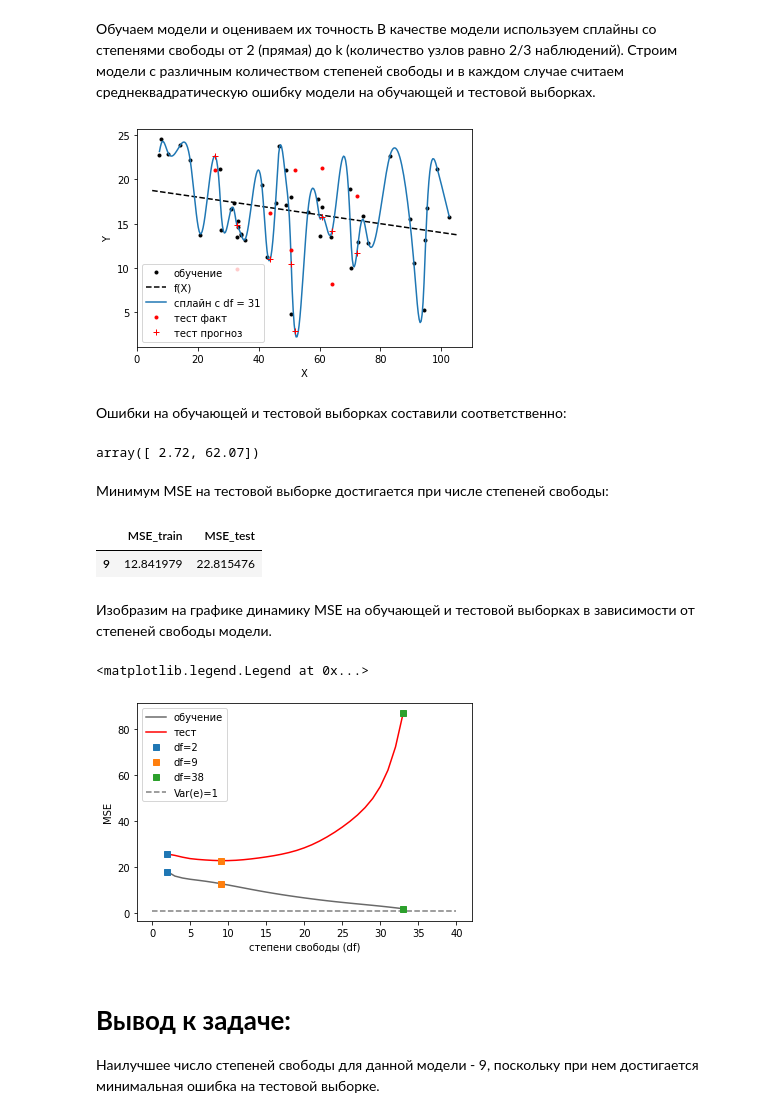
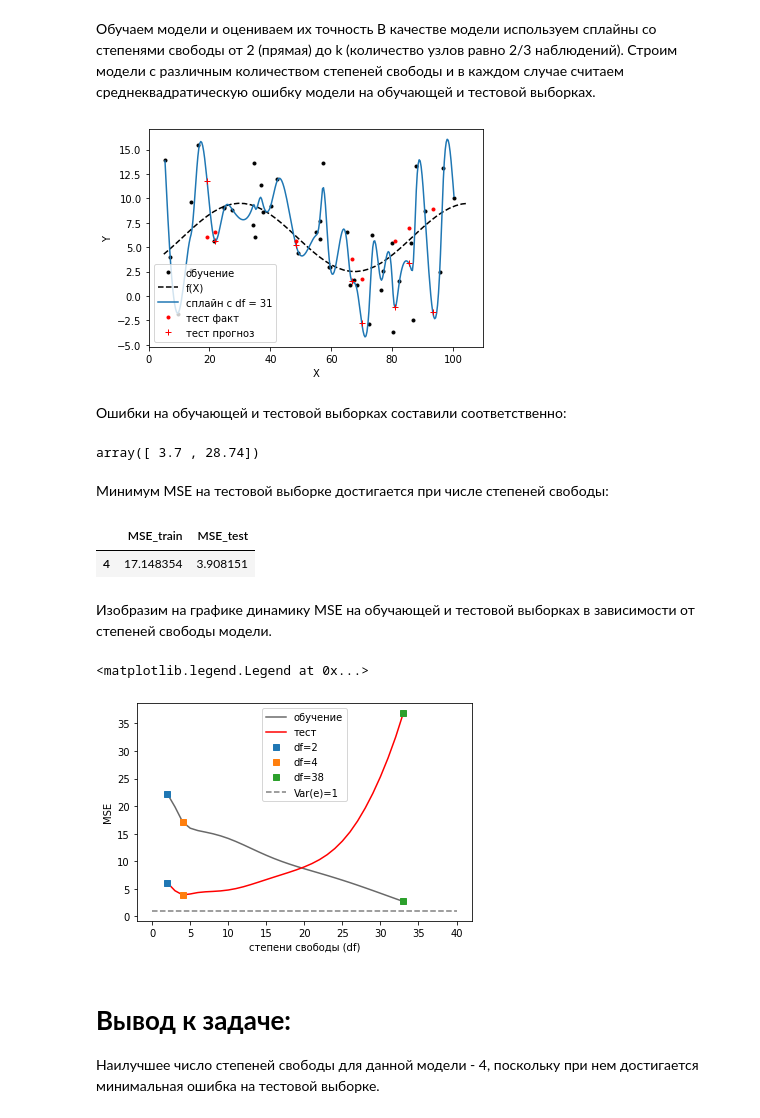
Before and after one commit to Konkurent/ML, a Jupyter notebook: lesson_01/Lab_01_Kechin.ipynb, the cells around one changed output. Saved outputs shown, nothing was run; the diff lists cells and outputs as text; code cells hidden in the pictures.

```diff
--- a/lesson_01/Lab_01_Kechin.ipynb
+++ b/lesson_01/Lab_01_Kechin.ipynb
@@ -55,12 +55,9 @@ res = np.random.normal(mu, sigma, n_all)
 # отбираем наблюдения в обучающую выборку
 in_train = np.random.choice(np.arange(n_all), int(n_all * train_percent), replace = False)
 
-# берем косинус от массива x
-cosFunc = np.cos((x - 30) / 12)
-
 # истинная функция взаимосвязи
 def y_func (x) :
-    return(6 + 3.5 * cosFunc)
+    return(6 + 3.5 * np.cos((x - 30) / 12))
 
 # для графика истинной взаимосвязи
 x_line = np.linspace(x_min, x_max, n_all)
@@ -251,12 +248,9 @@ res = np.random.normal(mu, sigma, n_all)
 # отбираем наблюдения в обучающую выборку
 in_train = np.random.choice(np.arange(n_all), int(n_all * train_percent), replace = False)
 
-# берем косинус от массива x
-cosFunc = np.cos((x - 30) / 12)
-
 # истинная функция взаимосвязи
 def y_func (x) :
-    return(6 + 3.5 * cosFunc)
+    return(6 + 3.5 * np.cos((x - 30) / 12))
 
 # для графика истинной взаимосвязи
 x_line = np.linspace(x_min, x_max, n_all)
@@ -434,12 +428,9 @@ res = np.random.normal(mu, sigma, n_all)
 # отбираем наблюдения в обучающую выборку
 in_train = np.random.choice(np.arange(n_all), int(n_all * train_percent), replace = False)
 
-# берем косинус от массива x
-cosFunc = np.cos((x - 30) / 12)
-
 # истинная функция взаимосвязи
 def y_func (x) :
-    return(6 + 3.5 * cosFunc)
+    return(6 + 3.5 * np.cos((x - 30) / 12))
 
 # для графика истинной взаимосвязи
 x_line = np.linspace(x_min, x_max, n_all)
@@ -604,7 +595,7 @@ plt.legend(loc='best')
 # Генерируем новые данные:
 # %%
 # задаём ядро генератора случайных чисел (внимание: не глобально)
-np.random.seed(3)
+np.random.seed(10)
 
 # всего наблюдений, доля обучающей выборки
 train_percent = 0.85
@@ -625,7 +616,7 @@ in_train = np.random.choice(np.arange(n_all), int(n_all * train_percent), replac
 
 # истинная функция взаимосвязи
 def y_func (x) :
-    return(19 - 0.05*x)
+    return(6 + 3.5 * np.cos((x - 30) / 12))
 
 # для графика истинной взаимосвязи
 x_line = np.linspace(x_min, x_max, n_all)
@@ -709,14 +700,14 @@ plt.legend(loc='best')
 # считаем MSE
 MSE_fit = [sum((y_train - y_hat_train)**2) / len(y_train), sum((y_test - y_hat_test)**2) / len(y_test)]
 # %% [output]
-[figure, old version]
+[figure, new version]
 # %% [markdown]
 Ошибки на обучающей и тестовой выборках составили соответственно:
 # %%
 # выводим MSE с округлением
 np.around(MSE_fit, 2)
 # %% [output]
-array([ 2.72, 62.07])
+array([ 3.7 , 28.74])
 # %%
 
 #  Теперь строим модели с df от 2 до my_df + 2 ########################################
@@ -754,35 +745,35 @@ for i_df in range(2, max_df+1) :
 MSE_all_dfs[MSE_all_dfs['MSE_test'] == min(MSE_all_dfs['MSE_test'])]
 # %% [output]
 |  | MSE_train | MSE_test |
-| 9 | 12.841979 | 22.815476 |
+| 4 | 17.148354 | 3.908151 |
 # %% [markdown]
 
 Изобразим на графике динамику MSE на обучающей и тестовой выборках в зависимости от степеней свободы модели.
 # %%
 
 # график изменения MSE с увеличением df
 plt.plot(MSE_all_dfs.index, MSE_all_dfs['MSE_train'], color='dimgrey',
          marker='', label='обучение')
 plt.plot(MSE_all_dfs.index, MSE_all_dfs['MSE_test'], color='red',
          marker='', label='тест')
 plt.plot([2, 2], [MSE_all_dfs.iloc[0]['MSE_train'], MSE_all_dfs.iloc[0]['MSE_test']],
          ls='', marker='s', label='df=2')
-plt.plot([9, 9], [MSE_all_dfs.iloc[7]['MSE_train'], MSE_all_dfs.iloc[7]['MSE_test']],
-         ls='', marker='s', label='df=9')
+plt.plot([4, 4], [MSE_all_dfs.iloc[2]['MSE_train'], MSE_all_dfs.iloc[2]['MSE_test']],
+         ls='', marker='s', label='df=4')
 plt.plot([max_df, max_df], [MSE_all_dfs.iloc[my_df]['MSE_train'], MSE_all_dfs.iloc[my_df]['MSE_test']],
          ls='', marker='s', label='df=38')
 plt.hlines(1, 0, 40, linestyles='dashed', color='grey', label='Var(e)=1')
 #  подписи осей
 plt.xlabel('степени свободы (df)')
 plt.ylabel('MSE')
 # легенда
 plt.legend(loc='best')
 # %% [output]
 <matplotlib.legend.Legend at 0x...>
-[figure, old version]
+[figure, new version]
 # %% [markdown]
 # **Вывод к задаче:**
-Наилучшее число степеней свободы для данной модели - 9, поскольку при нем достигается минимальная ошибка на тестовой выборке.
+Наилучшее число степеней свободы для данной модели - 4, поскольку при нем достигается минимальная ошибка на тестовой выборке.
 # %% [markdown]
 # **Результаты MSE на train и test:**
 
```
Also changed, not shown: parts of 8 cells of this notebook, 3 other files.
